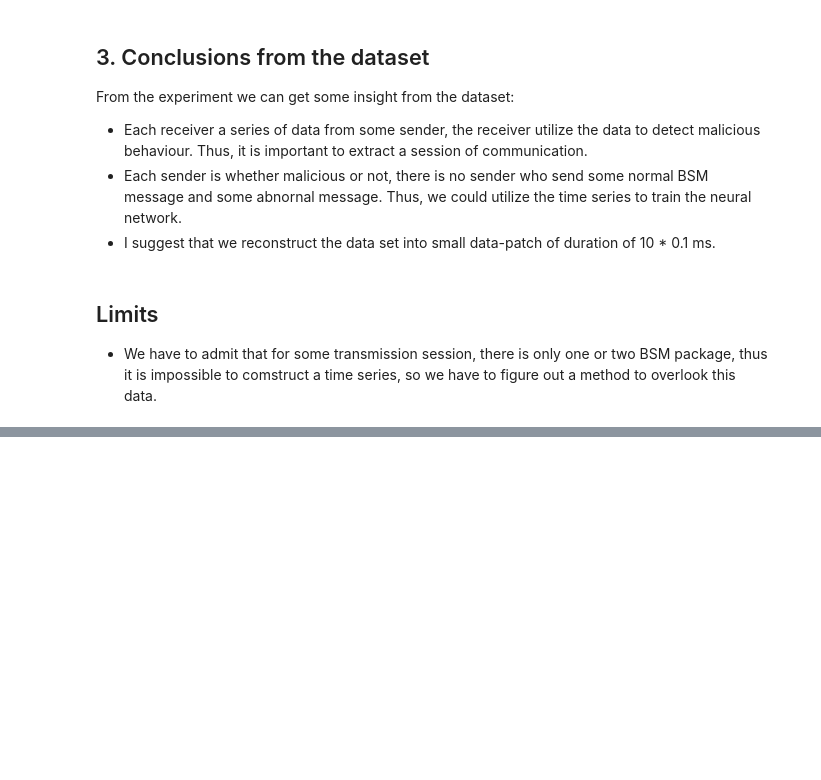
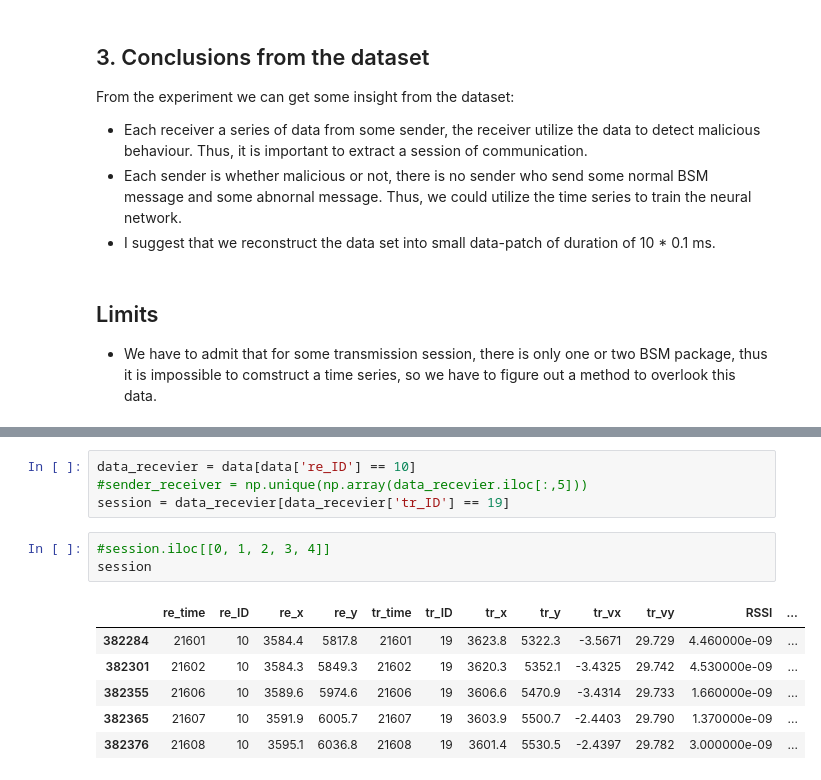
Before and after one commit to liangwangENST/SR2I208-Detection-Malicious-data, a Jupyter notebook: Comprehension_data.ipynb, the cells around one changed output, grey strips where cells are left out. Cells and saved outputs as stored; diff of their text form; blank space fills up the shorter version.

```diff
--- a/Comprehension_data.ipynb
+++ b/Comprehension_data.ipynb
@@ -258,0 +260,14 @@ From the experiment we can get some insight from the dataset:
+# %%
+data_recevier = data[data['re_ID'] == 10]
+#sender_receiver = np.unique(np.array(data_recevier.iloc[:,5]))
+session = data_recevier[data_recevier['tr_ID'] == 19]
+# %%
+#session.iloc[[0, 1, 2, 3, 4]]
+session
+# %% [output]
+|  | re_time | re_ID | re_x | re_y | tr_time | tr_ID | tr_x | tr_y | tr_vx | tr_vy | RSSI | ... |
+| 382284 | 21601 | 10 | 3584.4 | 5817.8 | 21601 | 19 | 3623.8 | 5322.3 | -3.5671 | 29.729 | 4.460000e-09 | ... |
+| 382301 | 21602 | 10 | 3584.3 | 5849.3 | 21602 | 19 | 3620.3 | 5352.1 | -3.4325 | 29.742 | 4.530000e-09 | ... |
+| 382355 | 21606 | 10 | 3589.6 | 5974.6 | 21606 | 19 | 3606.6 | 5470.9 | -3.4314 | 29.733 | 1.660000e-09 | ... |
+| 382365 | 21607 | 10 | 3591.9 | 6005.7 | 21607 | 19 | 3603.9 | 5500.7 | -2.4403 | 29.790 | 1.370000e-09 | ... |
+| 382376 | 21608 | 10 | 3595.1 | 6036.8 | 21608 | 19 | 3601.4 | 5530.5 | -2.4397 | 29.782 | 3.000000e-09 | ... |
```
Also changed, not shown: parts of 19 cells of this notebook.
